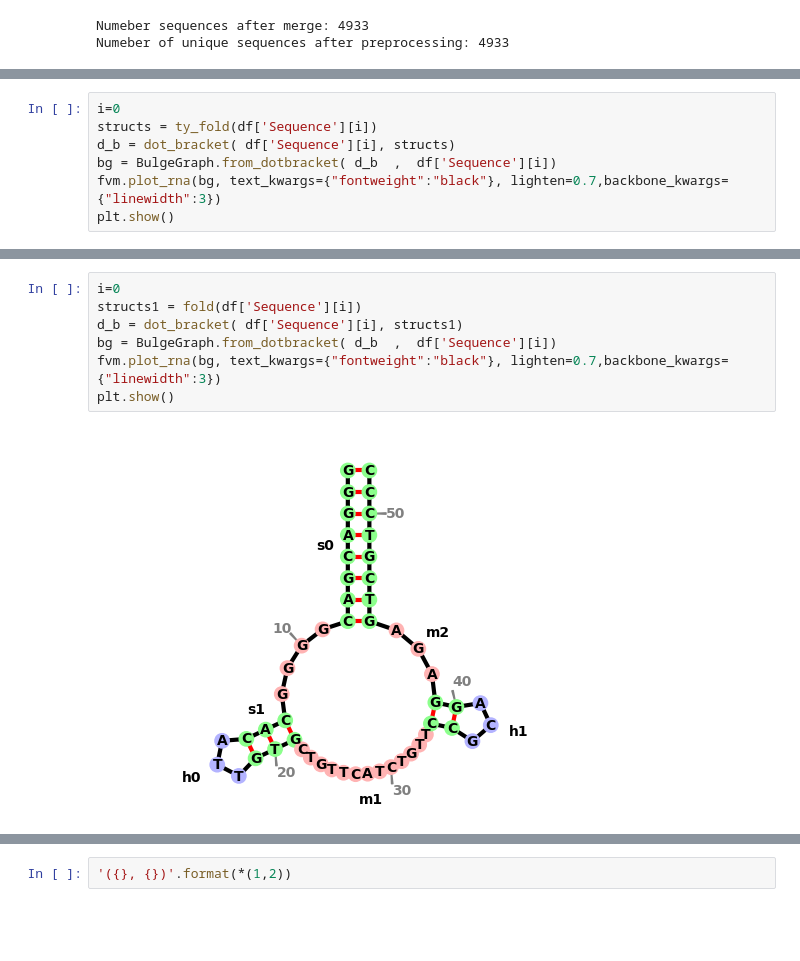
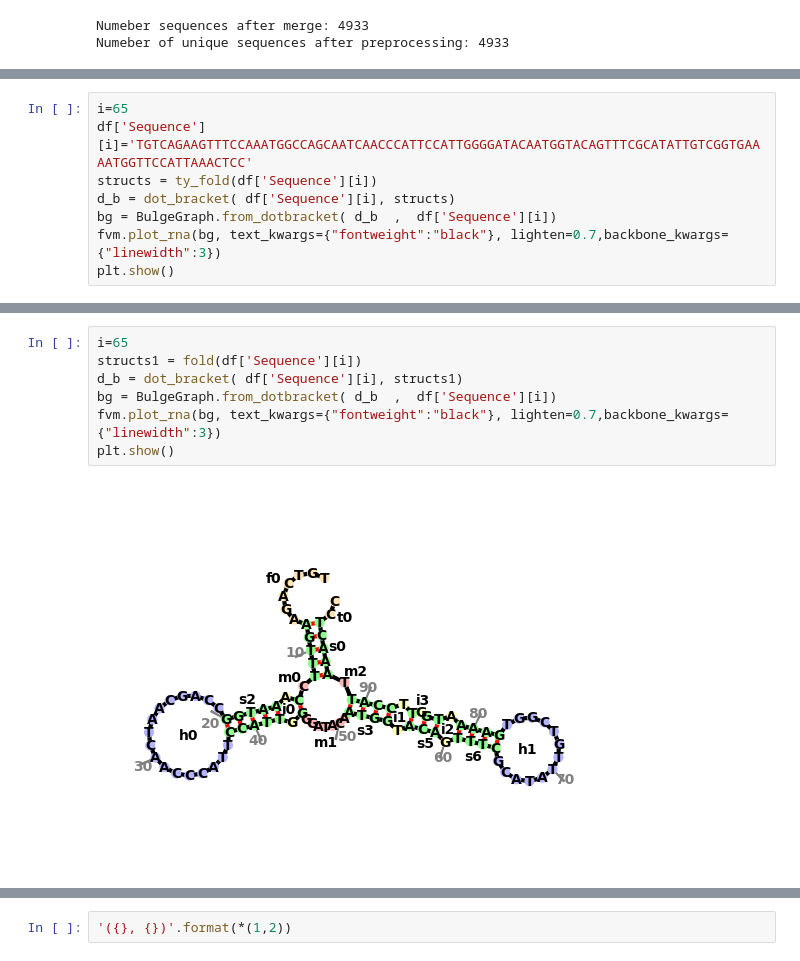
Before and after one commit to shihhsinwang0214/GMFold, a Jupyter notebook: notebooks/compariaon.ipynb, the cells around one changed output, grey strips where cells are left out. Saved outputs shown, nothing was run; the diff lists cells and outputs as text; blank space fills up the shorter version.

```diff
--- a/notebooks/compariaon.ipynb
+++ b/notebooks/compariaon.ipynb
@@ -33,5 +32,6 @@ TypeError: cannot unpack non-iterable NoneType object
 # %%
-i=0
+i=65
+df['Sequence'][i]='TGTCAGAAGTTTCCAAATGGCCAGCAATCAACCCATTCCATTGGGGATACAATGGTACAGTTTCGCATATTGTCGGTGAAAATGGTTCCATTAAACTCC'
 structs = ty_fold(df['Sequence'][i])
 d_b = dot_bracket( df['Sequence'][i], structs)
 bg = BulgeGraph.from_dotbracket( d_b  ,  df['Sequence'][i])
@@ -70,12 +82,12 @@ df['Sequence'][0]
 # %%
-i=0
+i=65
 structs1 = fold(df['Sequence'][i])
 d_b = dot_bracket( df['Sequence'][i], structs1)
 bg = BulgeGraph.from_dotbracket( d_b  ,  df['Sequence'][i])
 fvm.plot_rna(bg, text_kwargs={"fontweight":"black"}, lighten=0.7,backbone_kwargs={"linewidth":3})
 plt.show()
 # %% [output]
-[figure, old version]
+[figure, new version]
 # %%
 times = []
 structures = []
```
Also changed, not shown: parts of 10 cells of this notebook, 1 other file.
